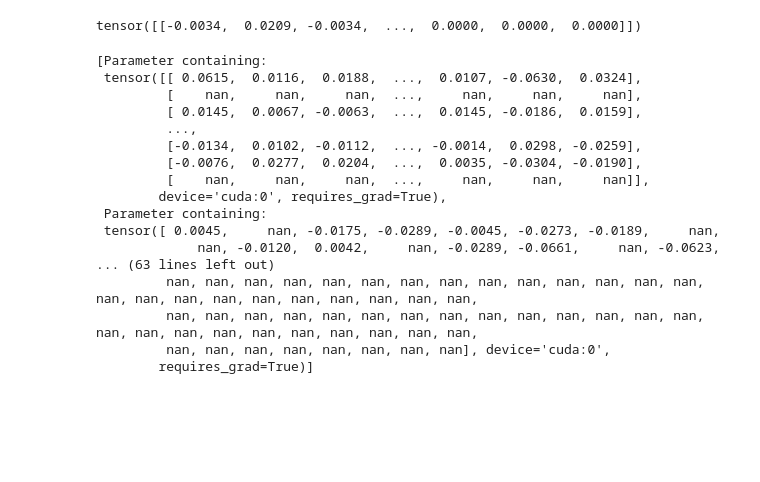
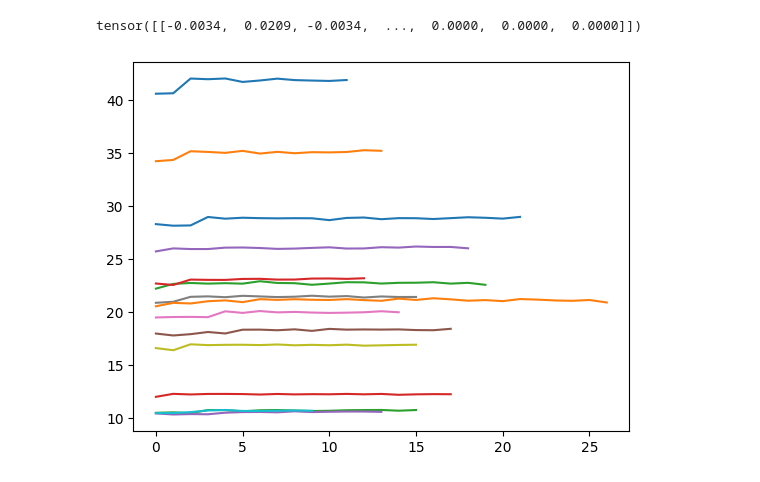
Before and after one commit to labadier/JointDataExploration, a Jupyter notebook: Concept_Mining/ConceptMining.ipynb, the cells around one changed output. Saved outputs shown, nothing was run; the diff lists cells and outputs as text; code cells hidden in the pictures; blank space fills up the shorter version.

```diff
--- a/Concept_Mining/ConceptMining.ipynb
+++ b/Concept_Mining/ConceptMining.ipynb
@@ -513,23 +539,3 @@ RuntimeError: probability tensor contains either `inf`, `nan` or element < 0
 prev_state
 # %% [output]
 tensor([[-0.0034,  0.0209, -0.0034,  ...,  0.0000,  0.0000,  0.0000]])
-# %%
-[i for i in Agent.Actor.parameters()]
-# %% [output]
-[Parameter containing:
- tensor([[ 0.0615,  0.0116,  0.0188,  ...,  0.0107, -0.0630,  0.0324],
-         [    nan,     nan,     nan,  ...,     nan,     nan,     nan],
-         [ 0.0145,  0.0067, -0.0063,  ...,  0.0145, -0.0186,  0.0159],
-         ...,
-         [-0.0134,  0.0102, -0.0112,  ..., -0.0014,  0.0298, -0.0259],
-         [-0.0076,  0.0277,  0.0204,  ...,  0.0035, -0.0304, -0.0190],
-         [    nan,     nan,     nan,  ...,     nan,     nan,     nan]],
-        device='cuda:0', requires_grad=True),
- Parameter containing:
- tensor([ 0.0045,     nan, -0.0175, -0.0289, -0.0045, -0.0273, -0.0189,     nan,
-             nan, -0.0120,  0.0042,     nan, -0.0289, -0.0661,     nan, -0.0623,
-... (63 lines left out)
-         nan, nan, nan, nan, nan, nan, nan, nan, nan, nan, nan, nan, nan, nan, nan, nan, nan, nan, nan, nan, nan, nan, nan, nan,
-         nan, nan, nan, nan, nan, nan, nan, nan, nan, nan, nan, nan, nan, nan, nan, nan, nan, nan, nan, nan, nan, nan, nan, nan,
-         nan, nan, nan, nan, nan, nan, nan, nan], device='cuda:0',
-        requires_grad=True)]
@@ -535,0 +544,7 @@ tensor([[-0.0034,  0.0209, -0.0034,  ...,  0.0000,  0.0000,  0.0000]])
+# %%
+from matplotlib import pyplot as plt
+
+for i in history['episodes_rewards']:
+	plt.plot(history['episodes_rewards'][i])
+# %% [output]
+[figure, added]
```
Also changed, not shown: parts of 5 cells of this notebook, 4 other files.
